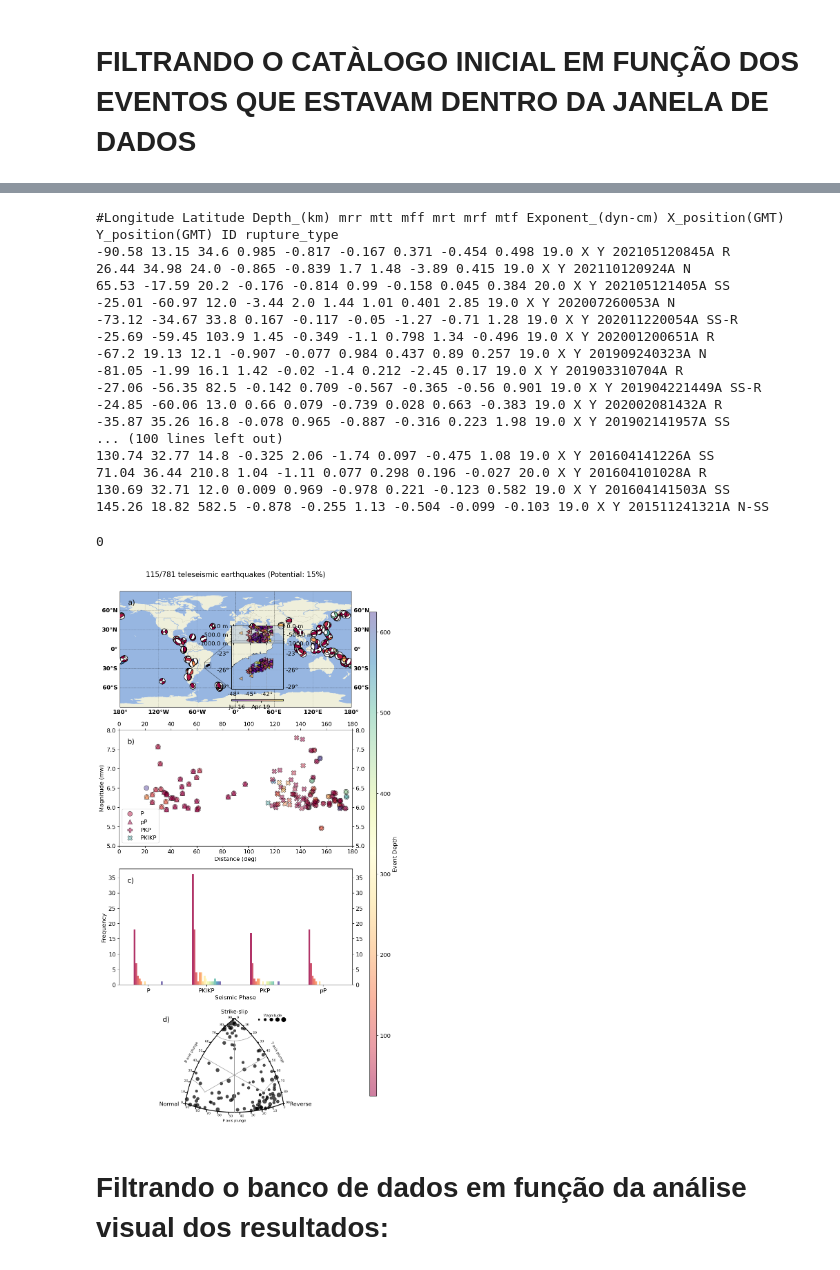
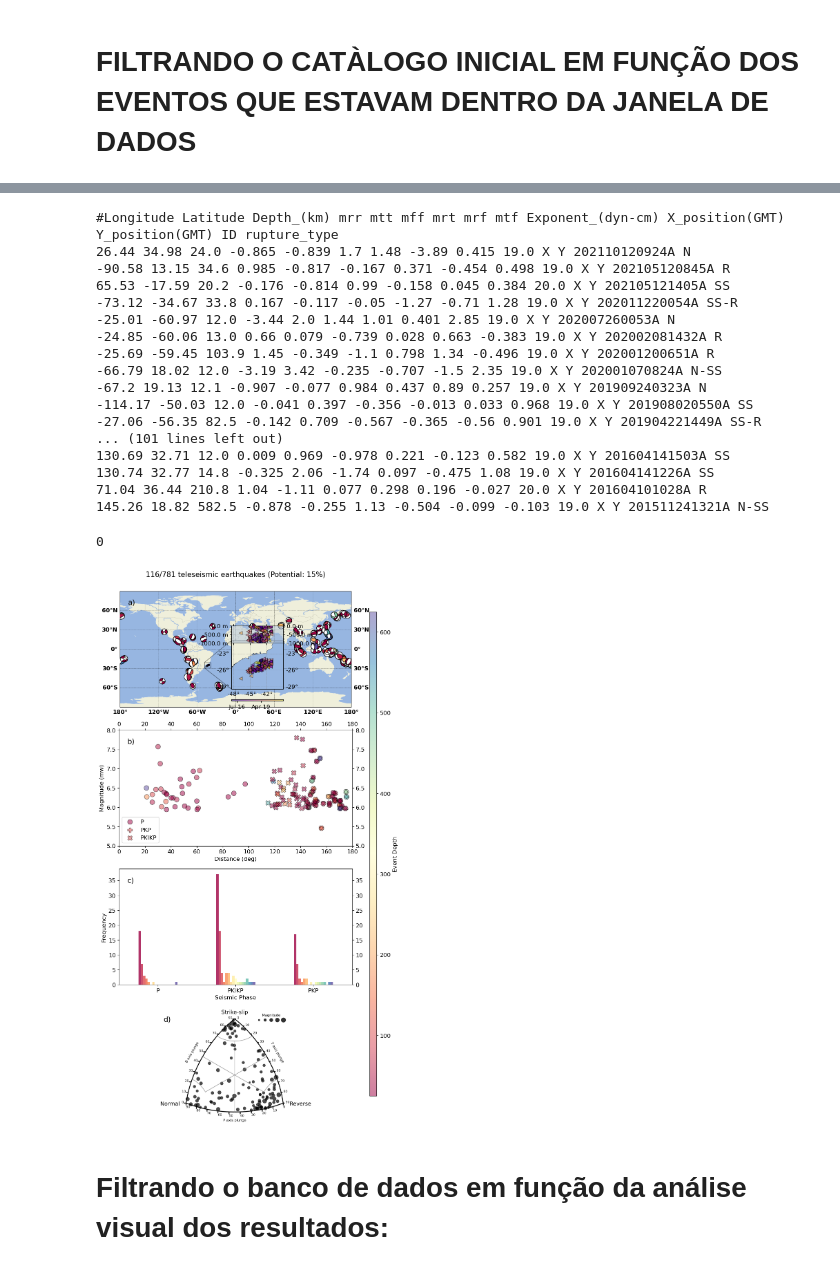
Before and after one commit to dIOGOLOC/marefone, a Jupyter notebook: diverse_tools/Tutorial/REGIONAL_LOCAL_EVENT_IDENTIFICATION/REGIONAL_TELESSEISMIC_EVENT/Tutorial_regional_teleseismic_event_ploting_via_quakexml.ipynb, the cells around one changed output, grey strips where cells are left out. Saved outputs shown, nothing was run; the diff lists cells and outputs as text; code cells hidden in the pictures.

```diff
--- a/diverse_tools/Tutorial/REGIONAL_LOCAL_EVENT_IDENTIFICATION/REGIONAL_TELESSEISMIC_EVENT/Tutorial_regional_teleseismic_event_ploting_via_quakexml.ipynb
+++ b/diverse_tools/Tutorial/REGIONAL_LOCAL_EVENT_IDENTIFICATION/REGIONAL_TELESSEISMIC_EVENT/Tutorial_regional_teleseismic_event_ploting_via_quakexml.ipynb
@@ -95,7 +95,7 @@ def mseed_data_2_dataframe(i):
 # %%
 pandas_mseed_lst = []
 
-with Pool(processes=20) as p:
+with Pool(processes=2) as p:
     max_ = len(filenames_MSEED)
     with tqdm(total=max_) as pbar:
         for result in p.imap_unordered(mseed_data_2_dataframe,filenames_MSEED):
@@ -1301,7 +1301,7 @@ def event_search(inpt,CUT_BEFORE=-120,CUT_AFTER=300,FREQ_CFT=3,STA_short=2,LTA_s
 
                                     plt.close('all')
 # %%
-fases_sismicas = ["P","pP","PKIKP","PKP"]
+fases_sismicas = ["P","PKIKP","PKP"]
 input_data = []
 for fs in fases_sismicas:
     for ev in cat:
@@ -1310,7 +1310,7 @@ for fs in fases_sismicas:
 %%capture out
 
 df_results = []
-with Pool(processes=20) as p:
+with Pool(processes=4) as p:
     max_ = len(input_data)
     with tqdm(total=max_) as pbar:
         for result in p.imap_unordered(event_search,input_data):
@@ -1371,24 +1371,25 @@ for item in results_lst:
 	file.write(item+"\n")
 file.close()
 # %%
+os.makedirs(FOLDER_OUTPUT+'FIGURAS/STATISTICS/',exist_ok=True)
 os.system('python FMC.py -p '+FOLDER_OUTPUT+'FIGURAS/STATISTICS/Glider_data.pdf earthquakes_glider.dat')
 # %% [output]
 #Longitude Latitude Depth_(km) mrr mtt mff mrt mrf mtf Exponent_(dyn-cm) X_position(GMT) Y_position(GMT) ID rupture_type
+26.44 34.98 24.0 -0.865 -0.839 1.7 1.48 -3.89 0.415 19.0 X Y 202110120924A N
 -90.58 13.15 34.6 0.985 -0.817 -0.167 0.371 -0.454 0.498 19.0 X Y 202105120845A R
-26.44 34.98 24.0 -0.865 -0.839 1.7 1.48 -3.89 0.415 19.0 X Y 202110120924A N
 65.53 -17.59 20.2 -0.176 -0.814 0.99 -0.158 0.045 0.384 20.0 X Y 202105121405A SS
+-73.12 -34.67 33.8 0.167 -0.117 -0.05 -1.27 -0.71 1.28 19.0 X Y 202011220054A SS-R
 -25.01 -60.97 12.0 -3.44 2.0 1.44 1.01 0.401 2.85 19.0 X Y 202007260053A N
--73.12 -34.67 33.8 0.167 -0.117 -0.05 -1.27 -0.71 1.28 19.0 X Y 202011220054A SS-R
+-24.85 -60.06 13.0 0.66 0.079 -0.739 0.028 0.663 -0.383 19.0 X Y 202002081432A R
 -25.69 -59.45 103.9 1.45 -0.349 -1.1 0.798 1.34 -0.496 19.0 X Y 202001200651A R
+-66.79 18.02 12.0 -3.19 3.42 -0.235 -0.707 -1.5 2.35 19.0 X Y 202001070824A N-SS
 -67.2 19.13 12.1 -0.907 -0.077 0.984 0.437 0.89 0.257 19.0 X Y 201909240323A N
--81.05 -1.99 16.1 1.42 -0.02 -1.4 0.212 -2.45 0.17 19.0 X Y 201903310704A R
+-114.17 -50.03 12.0 -0.041 0.397 -0.356 -0.013 0.033 0.968 19.0 X Y 201908020550A SS
 -27.06 -56.35 82.5 -0.142 0.709 -0.567 -0.365 -0.56 0.901 19.0 X Y 201904221449A SS-R
--24.85 -60.06 13.0 0.66 0.079 -0.739 0.028 0.663 -0.383 19.0 X Y 202002081432A R
--35.87 35.26 16.8 -0.078 0.965 -0.887 -0.316 0.223 1.98 19.0 X Y 201902141957A SS
-... (100 lines left out)
+... (101 lines left out)
+130.69 32.71 12.0 0.009 0.969 -0.978 0.221 -0.123 0.582 19.0 X Y 201604141503A SS
 130.74 32.77 14.8 -0.325 2.06 -1.74 0.097 -0.475 1.08 19.0 X Y 201604141226A SS
 71.04 36.44 210.8 1.04 -1.11 0.077 0.298 0.196 -0.027 20.0 X Y 201604101028A R
-130.69 32.71 12.0 0.009 0.969 -0.978 0.221 -0.123 0.582 19.0 X Y 201604141503A SS
 145.26 18.82 582.5 -0.878 -0.255 1.13 -0.504 -0.099 -0.103 19.0 X Y 201511241321A N-SS
 0
 # %%
@@ -1498,17 +1499,15 @@ ax.indicate_inset_zoom(axins, edgecolor="black")
 ax1 = fig.add_subplot(4, 1, 2)
 
 P_df = dataframe_events_glider[dataframe_events_glider.Phase == "P"]
-pP_df = dataframe_events_glider[dataframe_events_glider.Phase == "pP"]
 PKP_df = dataframe_events_glider[dataframe_events_glider.Phase == "PKP"]
 PKIKP_df = dataframe_events_glider[dataframe_events_glider.Phase == "PKIKP"]
 
 sc1 = ax1.scatter(P_df.distance,P_df.magnitude,marker='o',c=P_df.ev_depth_round.to_list(),vmax=dataframe_events_glider.ev_depth_round.max(),vmin=dataframe_events_glider.ev_depth_round.min(),s=100,cmap='Spectral',edgecolors='k',alpha=0.5)
-sc2 = ax1.scatter(pP_df.distance,pP_df.magnitude,marker='^',c=pP_df.ev_depth_round.to_list(),vmax=dataframe_events_glider.ev_depth_round.max(),vmin=dataframe_events_glider.ev_depth_round.min(),s=100,cmap='Spectral',edgecolors='k',alpha=0.5)
-sc3 = ax1.scatter(PKP_df.distance,PKP_df.magnitude,marker='P',c=PKP_df.ev_depth_round.to_list(),vmax=dataframe_events_glider.ev_depth_round.max(),vmin=dataframe_events_glider.ev_depth_round.min(),s=100,cmap='Spectral',edgecolors='k',alpha=0.5)
-sc4 = ax1.scatter(PKIKP_df.distance,PKIKP_df.magnitude,marker='X',c=PKIKP_df.ev_depth_round.to_list(),vmax=dataframe_events_glider.ev_depth_round.max(),vmin=dataframe_events_glider.ev_depth_round.min(),s=100,cmap='Spectral',edgecolors='k',alpha=0.5)
+sc2 = ax1.scatter(PKP_df.distance,PKP_df.magnitude,marker='P',c=PKP_df.ev_depth_round.to_list(),vmax=dataframe_events_glider.ev_depth_round.max(),vmin=dataframe_events_glider.ev_depth_round.min(),s=100,cmap='Spectral',edgecolors='k',alpha=0.5)
+sc3 = ax1.scatter(PKIKP_df.distance,PKIKP_df.magnitude,marker='X',c=PKIKP_df.ev_depth_round.to_list(),vmax=dataframe_events_glider.ev_depth_round.max(),vmin=dataframe_events_glider.ev_depth_round.min(),s=100,cmap='Spectral',edgecolors='k',alpha=0.5)
 
 sc = [sc1,sc2,sc3,sc4]
-ax1.legend(sc,["P","pP","PKP","PKIKP"], loc='lower left',scatterpoints=1)
+ax1.legend(sc,["P","PKP","PKIKP"], loc='lower left',scatterpoints=1)
 
 ax1.set_xlim(0,180)
 ax1.set_ylim(5,8)
@@ -1523,35 +1522,34 @@ ax1.text(x=0.05,y=0.9,s='b)',ha="center", va="center",transform=ax1.transAxes,fo
 
 ax2 = fig.add_subplot(4, 1, 3)
 sc4 = pd.crosstab(dataframe_events_glider.Phase, dataframe_events_glider.ev_depth_round).plot.bar(stacked=False,cmap='Spectral',alpha=0.8,ax=ax2,legend=False)
 ax2.set_xlabel('Seismic Phase')
 ax2.set_ylabel('Frequency')
 ax2.tick_params(axis='x', rotation=0, labelbottom=True, labeltop=False, labelleft=True, labelright=True,bottom=True, top=False, left=True, right=True)
 ax2.tick_params(axis='y', labelbottom=True, labeltop=False, labelleft=True, labelright=True,bottom=True, top=False, left=True, right=True)
 ax2.text(x=0.05,y=0.9,s='c)',ha="center", va="center",transform=ax2.transAxes,fontsize=15)
 
 #####################################################
 # Adding FOCAL MECHANISM PLOT
 #####################################################
 
 from matplotlib.figure import Figure
 from matplotlib.offsetbox import OffsetImage, AnnotationBbox
 ax3 = fig.add_subplot(4, 1, 4)
 arr_img = plt.imread(FOLDER_OUTPUT+'FIGURAS/STATISTICS/glider_earthquakes_focal_mechanisms_potential.png')
 ax3.imshow(arr_img)
 ax3.axis('off')
 ax3.text(x=0.05,y=0.9,s='d)',ha="center", va="center",transform=ax3.transAxes,fontsize=15)
 
 # ----------------------------------------------------------------------------------------------------------
 # Adding colorbar
 fig.subplots_adjust(right=0.8)
 cbar_ax = fig.add_axes([0.85, 0.15, 0.02, 0.7])
 fig.colorbar(sc2, cax=cbar_ax,label='Event Depth',fraction=0.025, shrink= 0.025)
 
 # -------------------------------------------------------------------------------------------------------------------------------------------
-os.makedirs(FOLDER_OUTPUT+'FIGURAS/STATISTICS/',exist_ok=True)
 fig.savefig(FOLDER_OUTPUT+'FIGURAS/STATISTICS/database_earthquake_potential.png',pad_inches=0.025)
 # %% [output]
-[figure, old version]
+[figure, new version]
 # %% [markdown]
 # Filtrando o banco de dados em função da análise visual dos resultados:
 # %%
```
Also changed, not shown: parts of 13 cells of this notebook, 3 other files.
